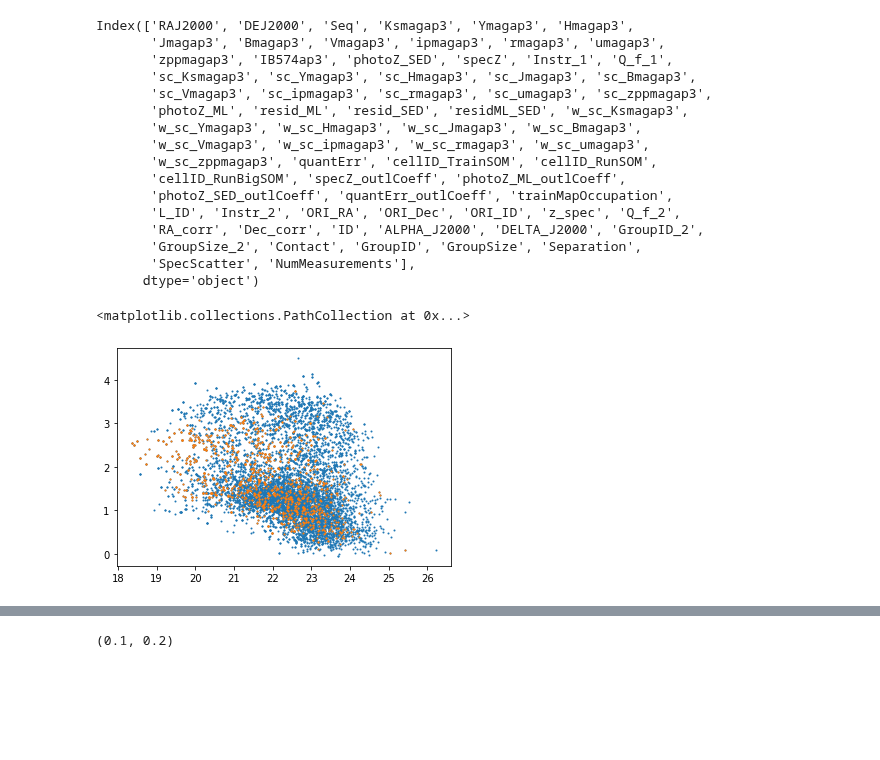
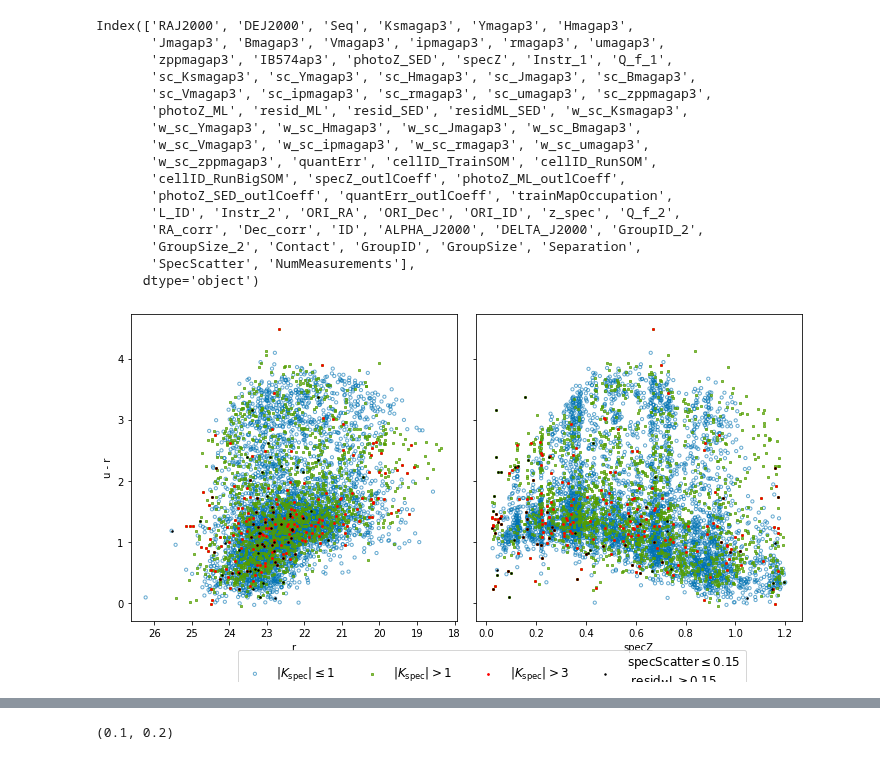
Before and after one commit to ShrRa/COSMOS_SOM, a Jupyter notebook: InspectDuplicatedSpecZ.ipynb, the cells around one changed output, grey strips where cells are left out. Drawn from its saved outputs; the diff is of its cells as text; code cells hidden in the pictures; blank space fills up the shorter version.

Commit message:
Color-magnitude diagram for objects with various specZ_outlCoeff

```diff
--- a/InspectDuplicatedSpecZ.ipynb
+++ b/InspectDuplicatedSpecZ.ipynb
@@ -183,11 +183,49 @@ Index(['RAJ2000', 'DEJ2000', 'Seq', 'Ksmagap3', 'Ymagap3', 'Hmagap3',
        'GroupSize_2', 'Contact', 'GroupID', 'GroupSize', 'Separation',
        'SpecScatter', 'NumMeasurements'],
       dtype='object')
-# %%
-t=test
-plt.scatter(t['rmagap3'],t['umagap3']-t['rmagap3'],s=1)
-t=t[t['specZ_outlCoeff']>1]
-plt.scatter(t['rmagap3'],t['umagap3']-t['rmagap3'],s=1)
-# %% [output]
-<matplotlib.collections.PathCollection at 0x...>
-[figure, removed]
+# %%
+fig, axs = plt.subplots(1,2,figsize=(10,5),sharey='row')
+colorBlindPalette=['#000000','#E69F00','#539e00','#0072B2','#D55E00','#56B4E9','#F0E442','#CC79A7']
+
+ax0=axs[0]
+ax1=axs[1]
+
+t=test.drop_duplicates('Seq')
+t=t[t['specZ_outlCoeff'].abs()<=1]
+ax0.scatter(t['rmagap3'],t['umagap3']-t['rmagap3'],s=10,
+            label=r'$|K_\mathrm{spec}| \leq 1$',alpha=0.6,
+            marker='o',facecolors='none', edgecolors='#0072B2')
+a1=ax1.scatter(t['specZ'],t['umagap3']-t['rmagap3'],s=10,
+            label=r'$|K_\mathrm{spec}| \leq 1$',alpha=0.6,
+            marker='o',facecolors='none', edgecolors='#0072B2')
+
+t=test.drop_duplicates('Seq')
+t=t[t['specZ_outlCoeff'].abs()>1]
+ax0.scatter(t['rmagap3'],t['umagap3']-t['rmagap3'],s=3,
+            c='#539e00',marker='s',label=r'$|K_\mathrm{spec}| > 1$',alpha=0.7)
+a2=ax1.scatter(t['specZ'],t['umagap3']-t['rmagap3'],s=3,
+            c='#539e00',marker='s',label=r'$|K_\mathrm{spec}| > 1$',alpha=0.7)
+
+t=t[t['specZ_outlCoeff'].abs()>3]
+ax0.scatter(t['rmagap3'],t['umagap3']-t['rmagap3'],s=3,c='red',label=r'$|K_\mathrm{spec}| > 3$')
+a3=ax1.scatter(t['specZ'],t['umagap3']-t['rmagap3'],s=3,c='red',label=r'$|K_\mathrm{spec}| > 3$')
+
+t=test.drop_duplicates('Seq')
+t=t[t['resid_ML'].abs()>=0.15]
+t=t[t['SpecScatter']<0.15]
+ax0.scatter(t['rmagap3'],t['umagap3']-t['rmagap3'],s=2,
+            c='black',label='$\mathrm{specScatter} \leq 0.15$ \n $\mathrm{resid_ML} \geq 0.15$')
+a4=ax1.scatter(t['specZ'],t['umagap3']-t['rmagap3'],s=2,
+            c='black',label='$\mathrm{specScatter} < 0.15$ \n resid_ML $\geq 0.15$')
+
+ax0.set_xlabel('r')
+ax1.set_xlabel('specZ')
+ax0.set_ylabel('u - r')
+ax0.invert_xaxis()
+
+labels=(r'$|K_\mathrm{spec}| \leq 1$',r'$|K_\mathrm{spec}| > 1$',
+       r'$|K_\mathrm{spec}| > 3$','$\mathrm{specScatter} \leq 0.15$ \n $\mathrm{resid_ML} \geq 0.15$')
+fig.legend((a1,a2,a3,a4),labels,fontsize=12,ncol=4,loc='lower center',bbox_to_anchor=(0.55,-0.05),)
+plt.tight_layout()
+# %% [output]
+[figure, added]
```
Also changed, not shown: parts of 4 cells of this notebook.
